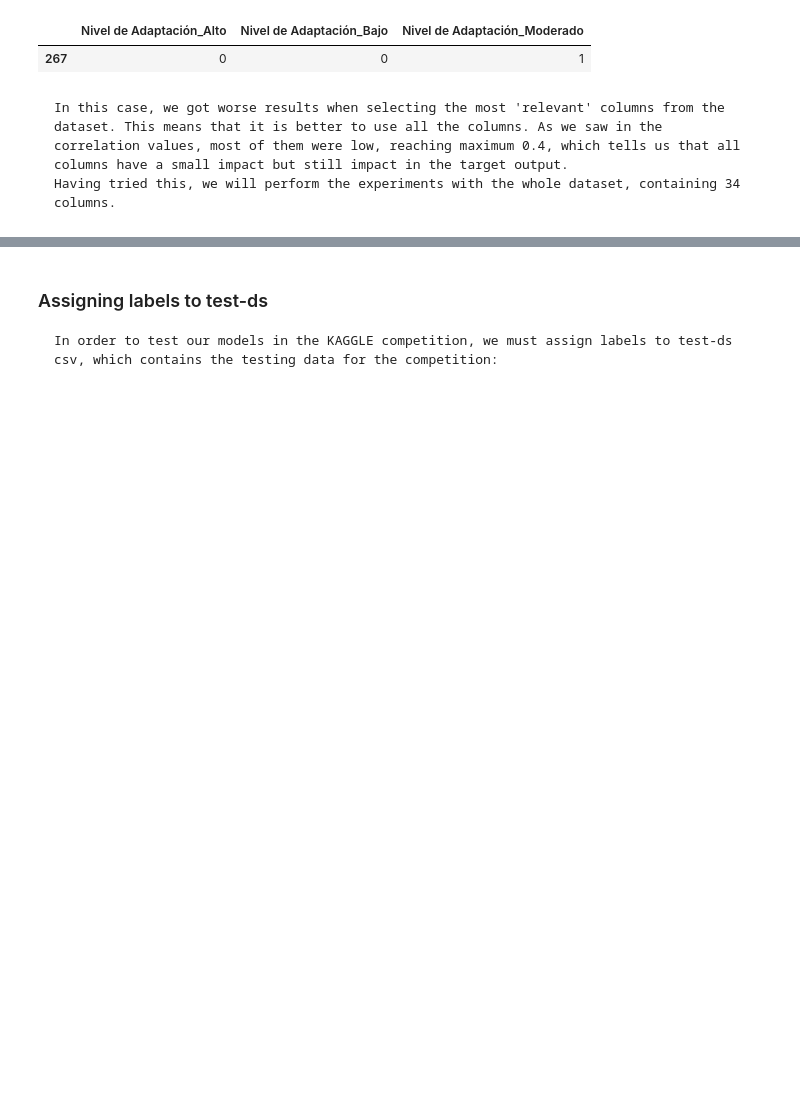
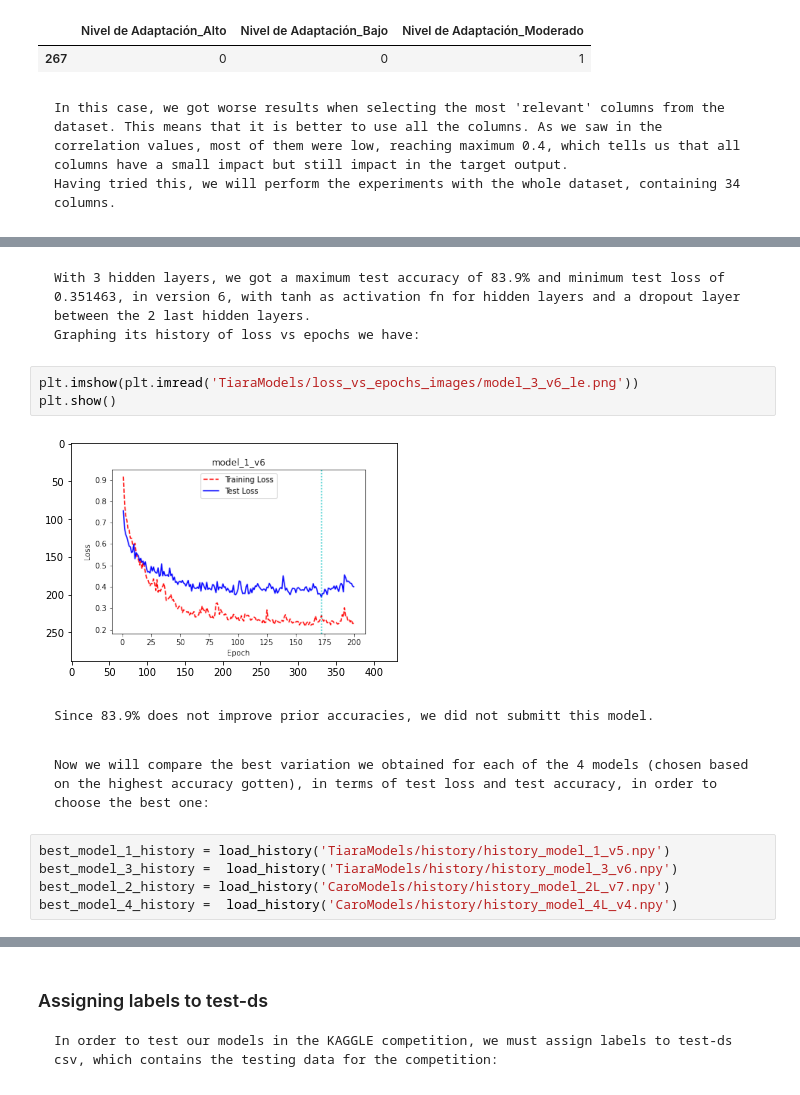
Before and after one commit to tiaraRS/NivelDeAdaptabilidad, a Jupyter notebook: Practica5.ipynb, the cells around one changed output, grey strips where cells are left out. Cells and saved outputs as stored; diff of their text form; blank space fills up the shorter version.

```diff
--- a/Practica5.ipynb
+++ b/Practica5.ipynb
@@ -523,0 +578,17 @@ Nivel de Adaptación_Moderado
+# %% [markdown]
+    With 3 hidden layers, we got a maximum test accuracy of 83.9% and minimum test loss of 0.351463, in version 6, with tanh as activation fn for hidden layers and a dropout layer between the 2 last hidden layers.
+    Graphing its history of loss vs epochs we have:
+# %%
+plt.imshow(plt.imread('TiaraModels/loss_vs_epochs_images/model_3_v6_le.png'))
+plt.show()
+# %% [output]
+[figure, added]
+# %% [markdown]
+    Since 83.9% does not improve prior accuracies, we did not submitt this model.
+# %% [markdown]
+    Now we will compare the best variation we obtained for each of the 4 models (chosen based on the highest accuracy gotten), in terms of test loss and test accuracy, in order to choose the best one:
+# %%
+best_model_1_history = load_history('TiaraModels/history/history_model_1_v5.npy')
+best_model_3_history =  load_history('TiaraModels/history/history_model_3_v6.npy')
+best_model_2_history = load_history('CaroModels/history/history_model_2L_v7.npy')
+best_model_4_history =  load_history('CaroModels/history/history_model_4L_v4.npy')
```
Also changed, not shown: parts of 14 cells of this notebook, 10 other files.
